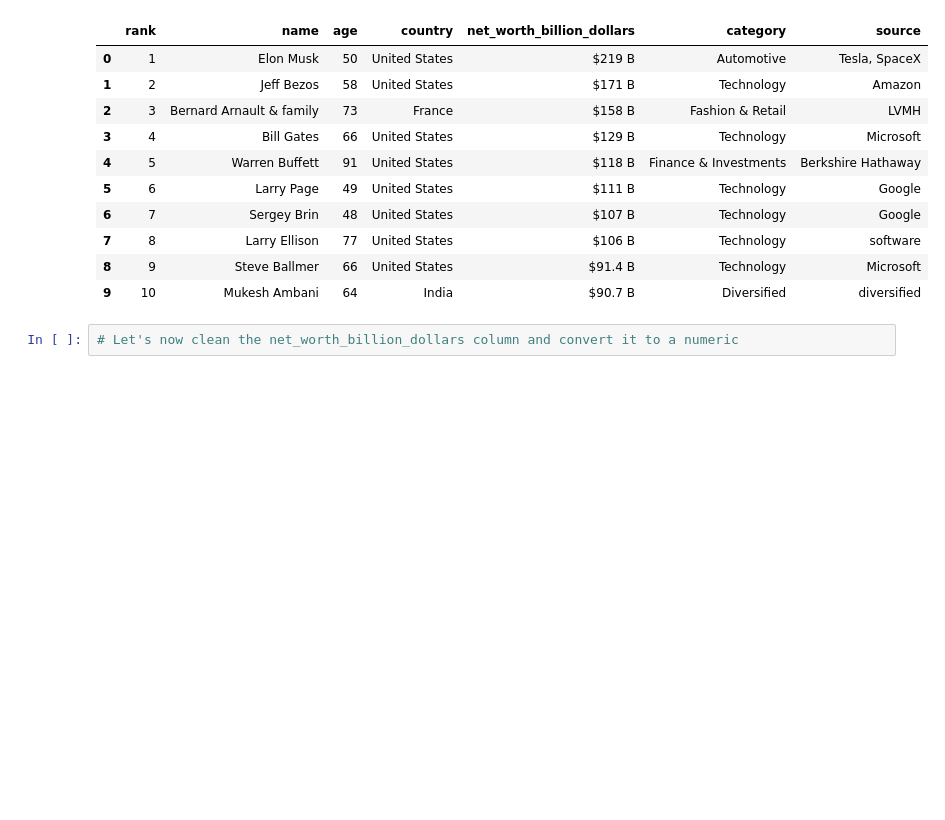
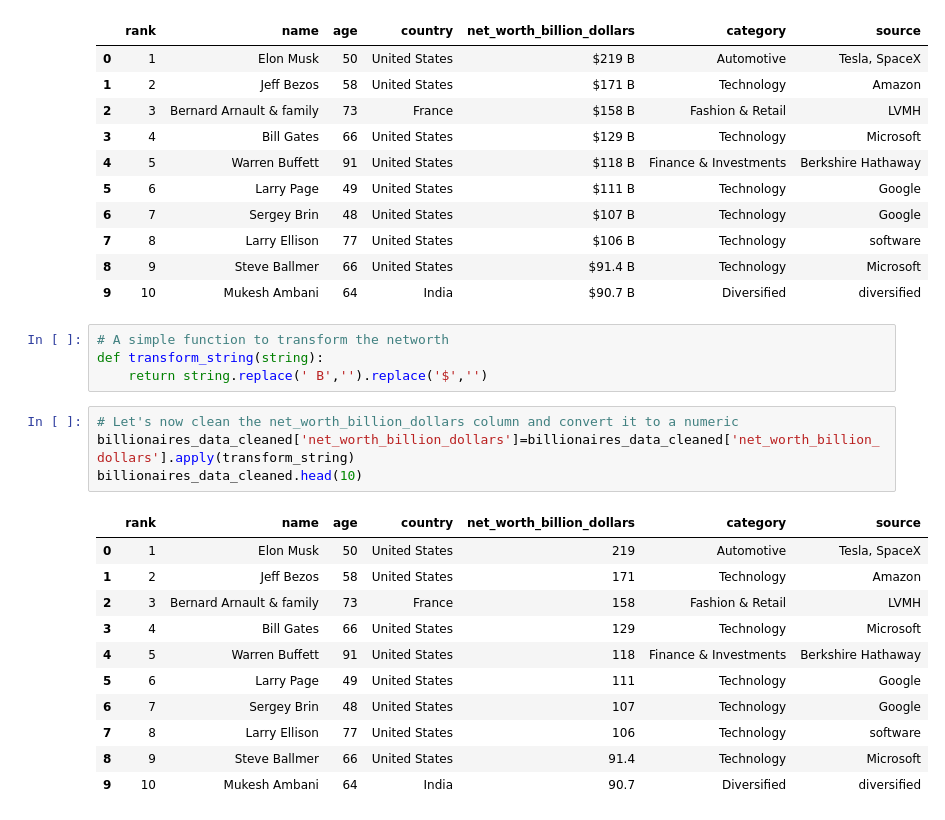
Before and after one commit to maodo/forbes_billionaires_data_analysis, a Jupyter notebook: data_cleaning.ipynb, the cells around one changed output. Drawn from its saved outputs; the diff is of its cells as text; blank space fills up the shorter version.

Commit message:
Cleaning forbes billionaires data with python

```diff
--- a/data_cleaning.ipynb
+++ b/data_cleaning.ipynb
@@ -184,5 +184,23 @@ billionaires_data_cleaned.head(10)
 | 7 | 8 | Larry Ellison | 77 | United States | $106 B | Technology | software |
 | 8 | 9 | Steve Ballmer | 66 | United States | $91.4 B | Technology | Microsoft |
 | 9 | 10 | Mukesh Ambani | 64 | India | $90.7 B | Diversified | diversified |
+# %%
+# A simple function to transform the networth
+def transform_string(string):
+    return string.replace(' B','').replace('$','')
 # %%
 # Let's now clean the net_worth_billion_dollars column and convert it to a numeric
+billionaires_data_cleaned['net_worth_billion_dollars']=billionaires_data_cleaned['net_worth_billion_dollars'].apply(transform_string)
+billionaires_data_cleaned.head(10)
+# %% [output]
+|  | rank | name | age | country | net_worth_billion_dollars | category | source |
+| 0 | 1 | Elon Musk | 50 | United States | 219 | Automotive | Tesla, SpaceX |
+| 1 | 2 | Jeff Bezos | 58 | United States | 171 | Technology | Amazon |
+| 2 | 3 | Bernard Arnault & family | 73 | France | 158 | Fashion & Retail | LVMH |
+| 3 | 4 | Bill Gates | 66 | United States | 129 | Technology | Microsoft |
+| 4 | 5 | Warren Buffett | 91 | United States | 118 | Finance & Investments | Berkshire Hathaway |
+| 5 | 6 | Larry Page | 49 | United States | 111 | Technology | Google |
+| 6 | 7 | Sergey Brin | 48 | United States | 107 | Technology | Google |
+| 7 | 8 | Larry Ellison | 77 | United States | 106 | Technology | software |
+| 8 | 9 | Steve Ballmer | 66 | United States | 91.4 | Technology | Microsoft |
+| 9 | 10 | Mukesh Ambani | 64 | India | 90.7 | Diversified | diversified |
```
Also changed, not shown: parts of 1 cell of this notebook.
